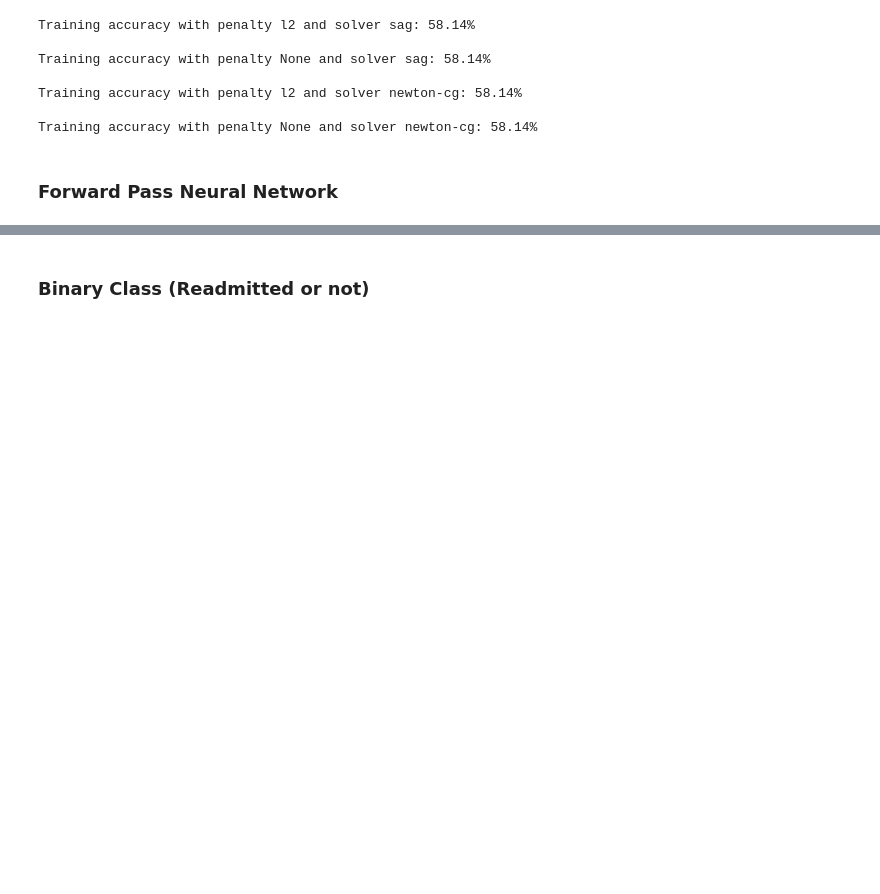
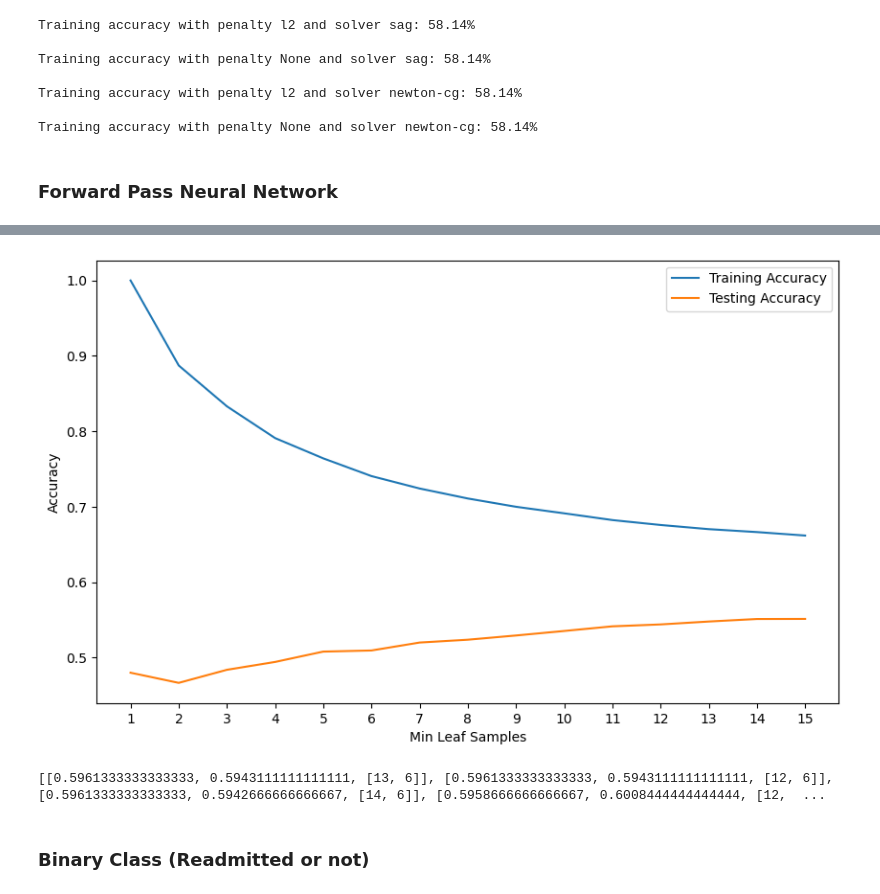
Before and after one commit to ENamja/ml-analysis, a Jupyter notebook: cs178-project.ipynb, the cells around one changed output, grey strips where cells are left out. Drawn from its saved outputs; the diff is of its cells as text; code cells hidden in the pictures; blank space fills up the shorter version.

```diff
--- a/cs178-project.ipynb
+++ b/cs178-project.ipynb
@@ -435,3 +461,45 @@ TypeError: LogisticRegression.fit() got an unexpected keyword argument 'max_iter
+# %%
+leaves = range(1, 16)
+tr_scores = []
+te_scores = []
+
+for leaf in leaves:
+    clf = DecisionTreeClassifier(min_samples_leaf=leaf, random_state=seed)
+    clf.fit(X_tr_scaled, diabetes_y_tr_arr)
+
+    tr_scores.append(clf.score(X_tr_scaled, diabetes_y_tr_arr))
+    te_scores.append(clf.score(X_te_scaled, diabetes_y_te_arr))
+
+plt.figure(figsize=(10, 6))
+plt.plot(leaves, tr_scores, label="Training Accuracy")
+plt.plot(leaves, te_scores, label="Testing Accuracy")
+plt.xlabel("Min Leaf Samples")
+plt.ylabel("Accuracy")
+plt.legend()
+plt.xticks(leaves)
+plt.show()
+# %% [output]
+[figure, added]
+# %%
+leaves = range(9, 17)
+depths = range(2, 9)
+
+scores = []
+
+for leaf in leaves:
+    for depth in depths:
+        clf = DecisionTreeClassifier(min_samples_leaf=leaf, max_depth=depth, random_state=seed)
+        clf.fit(X_tr_scaled, diabetes_y_tr_arr)
+
+        tr_score = clf.score(X_tr_scaled, diabetes_y_tr_arr)
+        te_score = clf.score(X_te_scaled, diabetes_y_te_arr)
+        leaf_depth = [leaf, depth]
+        scores.append([te_score, tr_score, leaf_depth])
+
+scores = sorted(scores, reverse=True)[:5]
+print(scores)
+# %% [output]
+[[0.5961333333333333, 0.5943111111111111, [13, 6]], [0.5961333333333333, 0.5943111111111111, [12, 6]], [0.5961333333333333, 0.5942666666666667, [14, 6]], [0.5958666666666667, 0.6008444444444444, [12,  ...
 # %% [markdown]
 ### Binary Class (Readmitted or not)
 # %%
```
Also changed, not shown: parts of 4 cells of this notebook.
